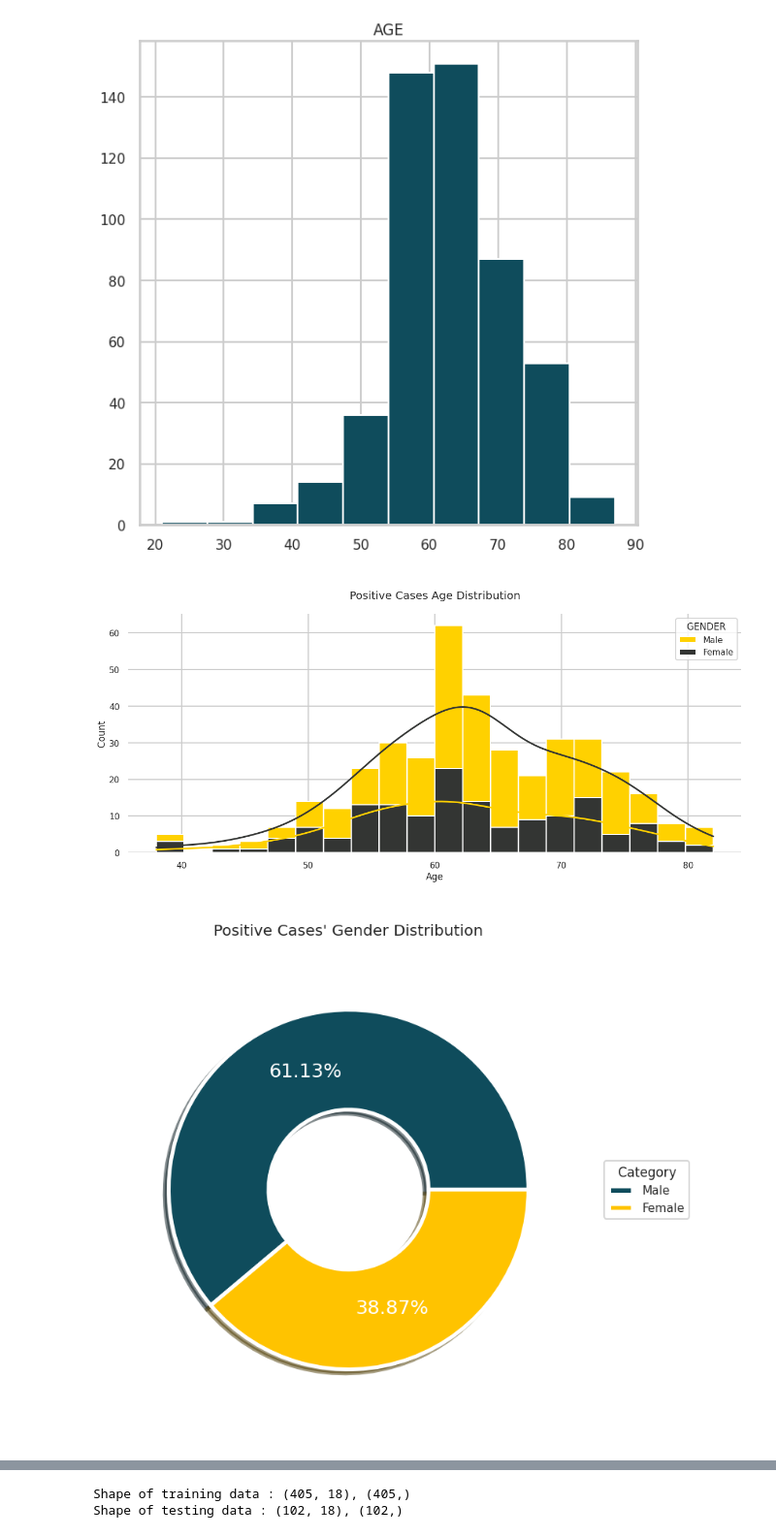
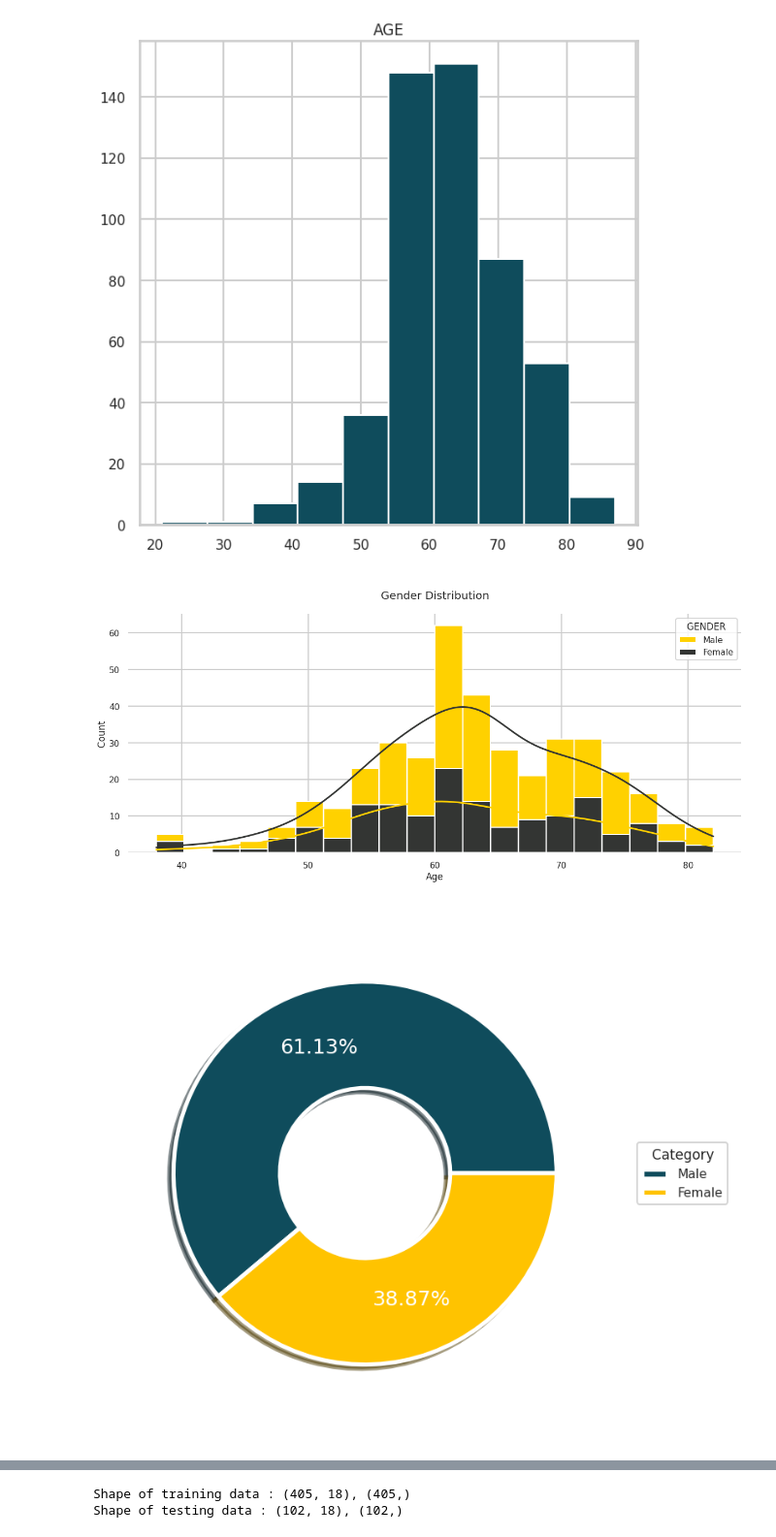
Before and after one commit to tanzina-islam/Lung_Cancer_Prediction_Using_ML, a Jupyter notebook: Lung_Cancer_Prediction.ipynb, the cells around one changed output, grey strips where cells are left out. Shown at 97% size. Saved outputs shown, nothing was run; the diff lists cells and outputs as text; code cells hidden in the pictures.

```diff
--- a/Lung_Cancer_Prediction.ipynb
+++ b/Lung_Cancer_Prediction.ipynb
@@ -129,38 +129,37 @@ plt.subplots(figsize=(20, 8))
 p = sns.histplot(data=data_pos,x="AGE",hue="GENDER",multiple="stack",palette=palette[11:13],kde=True,shrink=.99,bins=20,alpha=1,fill=True)
 p.axes.lines[0].set_color(palette[11])
 p.axes.lines[1].set_color(palette[12])
-p.axes.set_title("\nPositive Cases Age Distribution\n",fontsize=20)
+p.axes.set_title("\nGender Distribution\n",fontsize=20)
 plt.ylabel("Count")
 plt.xlabel("Age")
 
 sns.despine(left=True, bottom=True)
 plt.show()
 # %% [output]
-[figure, old version]
+[figure, new version]
 # %%
 plt.subplots(figsize=(12, 12))
 
 labels = "Male","Female"
 size = 0.5
 
 wedges, texts, autotexts = plt.pie([len(data_pos[data_pos["GENDER"]=="Male"]["GENDER"]),
                                     len(data_pos[data_pos["GENDER"]=="Female"]["GENDER"])],
                                     explode = (0,0),
                                     textprops=dict(size= 25, color= "white"),
                                     autopct="%.2f%%",
                                     pctdistance = 0.7,
                                     radius=.9,
                                     colors = ["#0f4c5c","#FFC300"],
                                     shadow = True,
                                     wedgeprops=dict(width = size, edgecolor = "white",
                                     linewidth = 5),
                                     startangle = 0)
 
 plt.legend(wedges, labels, title="Category",loc="center left",bbox_to_anchor=(1, 0, 0.5, 1))
-plt.title("\nPositive Cases' Gender Distribution",fontsize=20)
 plt.show()
 # %% [output]
-[figure, old version]
+[figure, new version]
 # %%
 _, axs = plt.subplots(2,5,figsize=(20,14),sharex=False,sharey=True)
 plt.tight_layout(pad=2.0)
```
Also changed, not shown: parts of 2 cells of this notebook.
